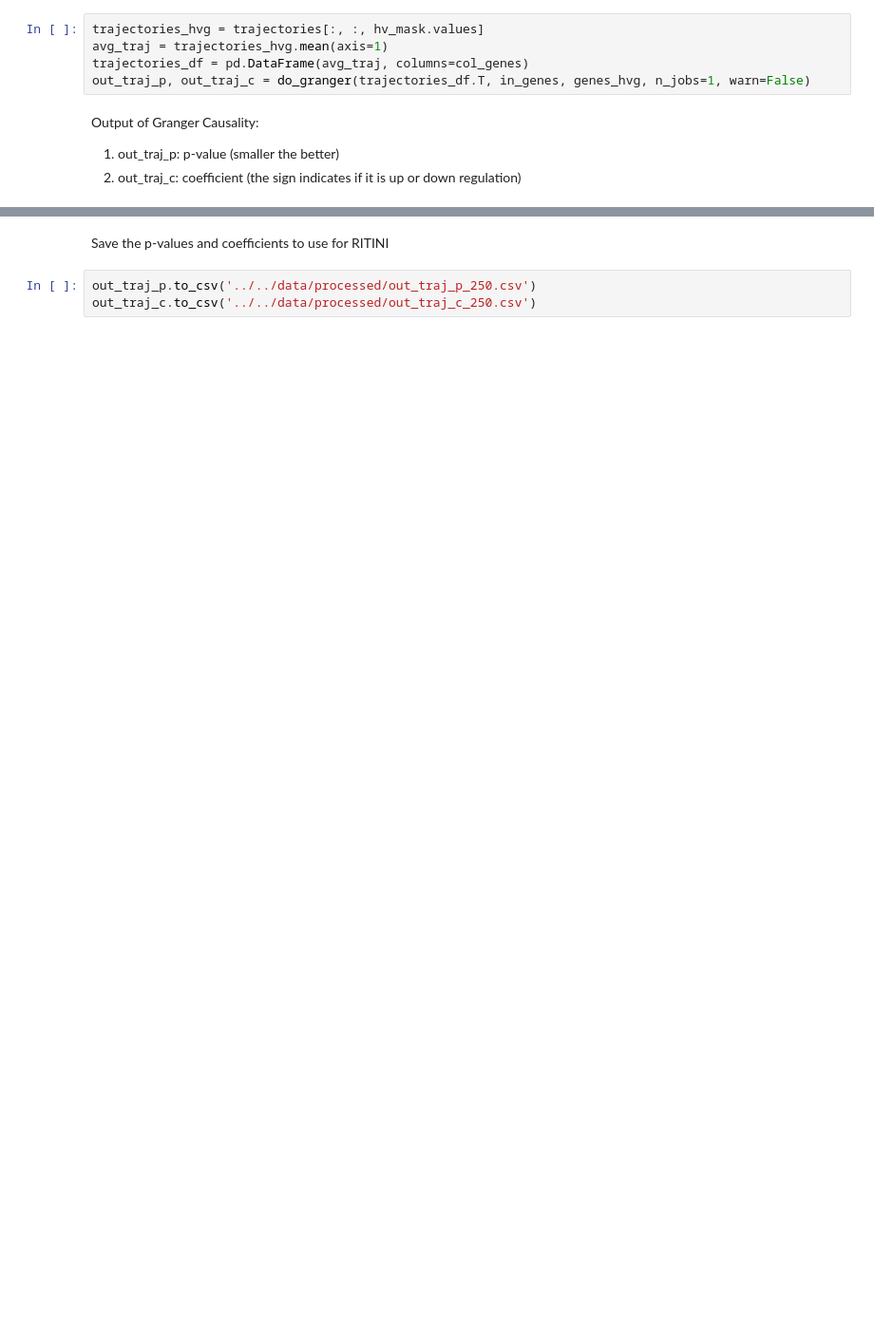
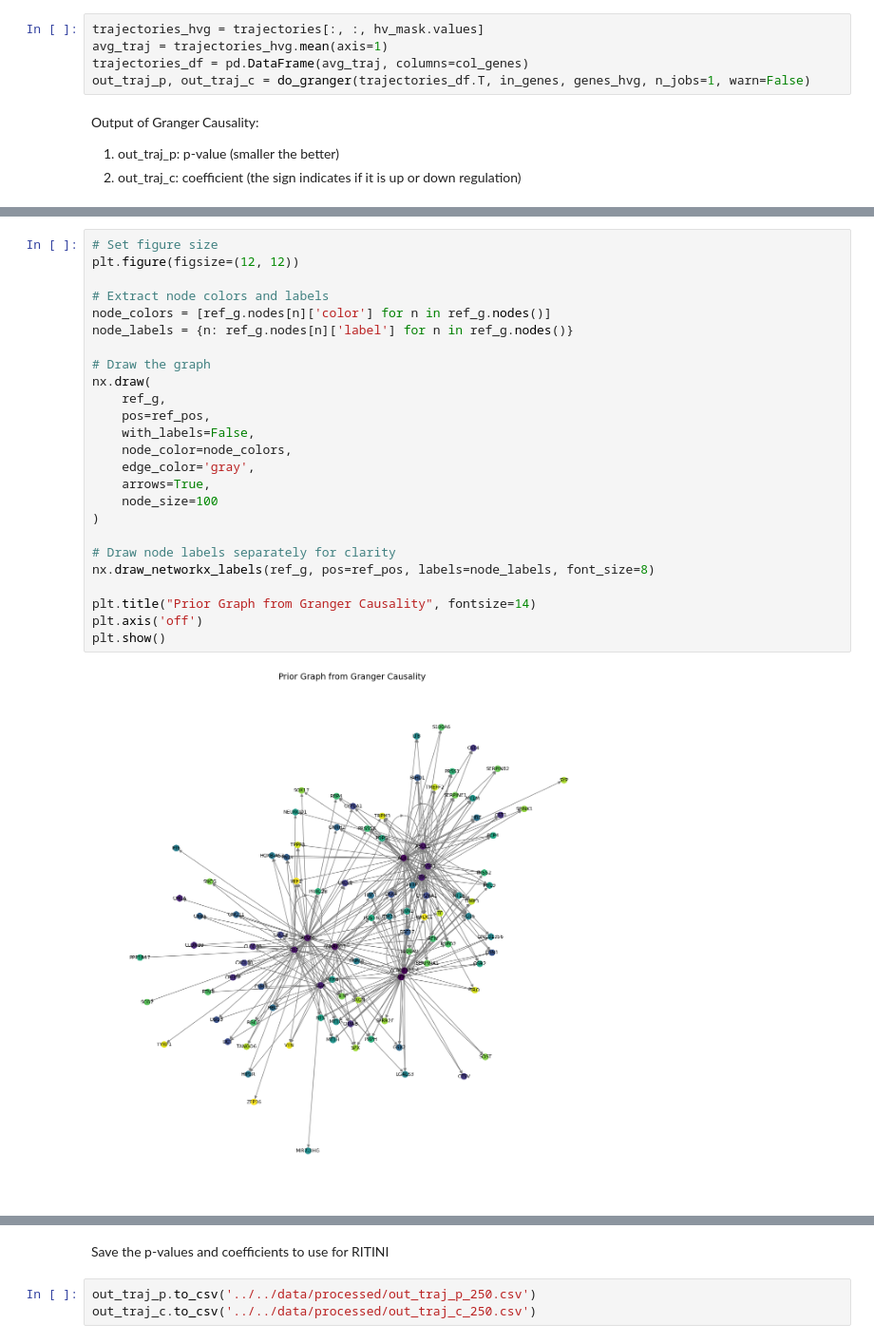
Before and after one commit to KrishnaswamyLab/omics_toolbox, a Jupyter notebook: notebooks/RITINI/1-prior-graphs.ipynb, the cells around one changed output, grey strips where cells are left out. Shown: that part at 95% size. Cells and saved outputs as stored; diff of their text form; blank space fills up the shorter version.

```diff
--- a/notebooks/RITINI/1-prior-graphs.ipynb
+++ b/notebooks/RITINI/1-prior-graphs.ipynb
@@ -160,0 +223,27 @@ out_traj_p
+# %%
+# Set figure size
+plt.figure(figsize=(12, 12))
+
+# Extract node colors and labels
+node_colors = [ref_g.nodes[n]['color'] for n in ref_g.nodes()]
+node_labels = {n: ref_g.nodes[n]['label'] for n in ref_g.nodes()}
+
+# Draw the graph
+nx.draw(
+    ref_g,
+    pos=ref_pos,
+    with_labels=False,
+    node_color=node_colors,
+    edge_color='gray',
+    arrows=True,
+    node_size=100
+)
+
+# Draw node labels separately for clarity
+nx.draw_networkx_labels(ref_g, pos=ref_pos, labels=node_labels, font_size=8)
+
+plt.title("Prior Graph from Granger Causality", fontsize=14)
+plt.axis('off')
+plt.show()
+# %% [output]
+[figure, added]
```
Also changed, not shown: parts of 7 cells of this notebook, 2 other files.
